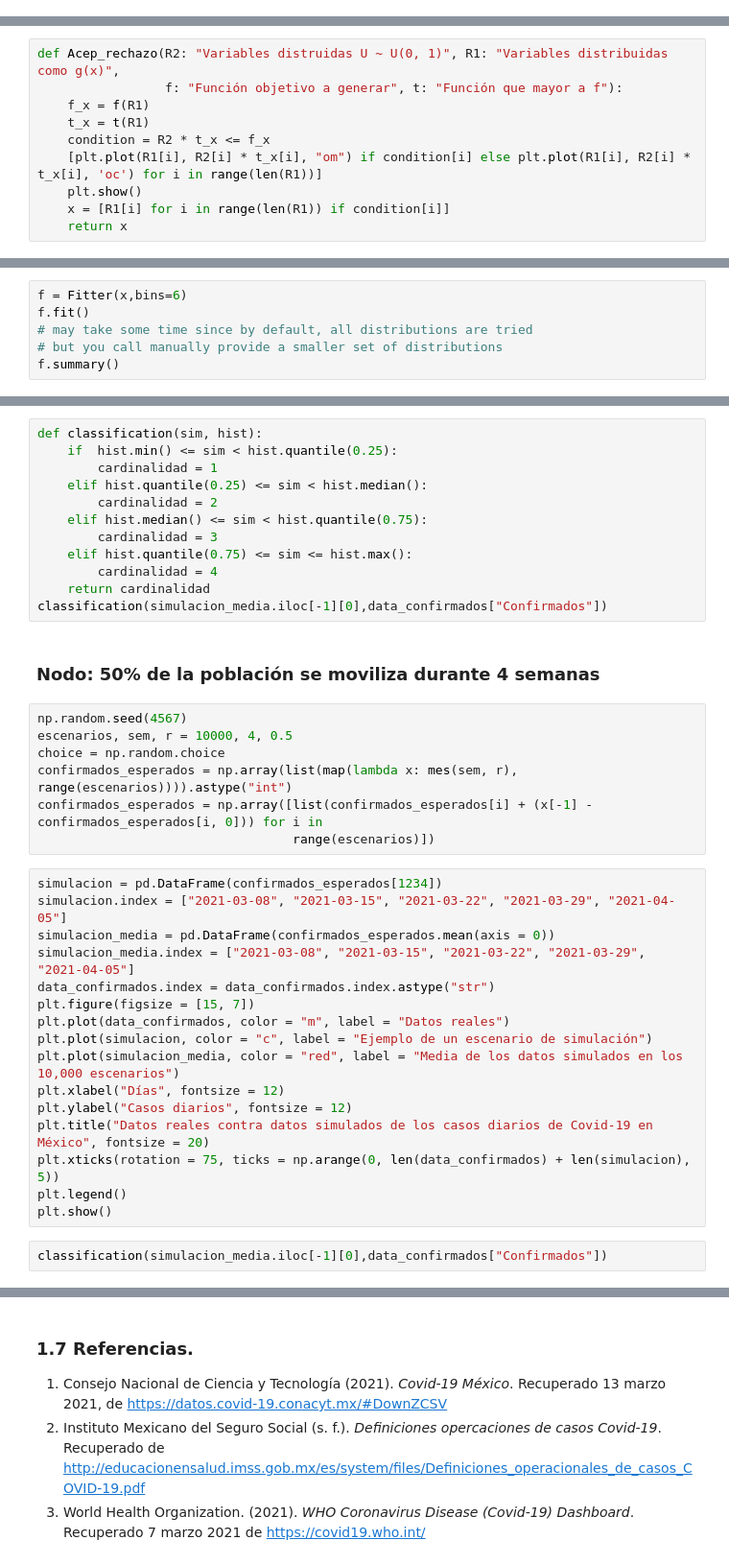
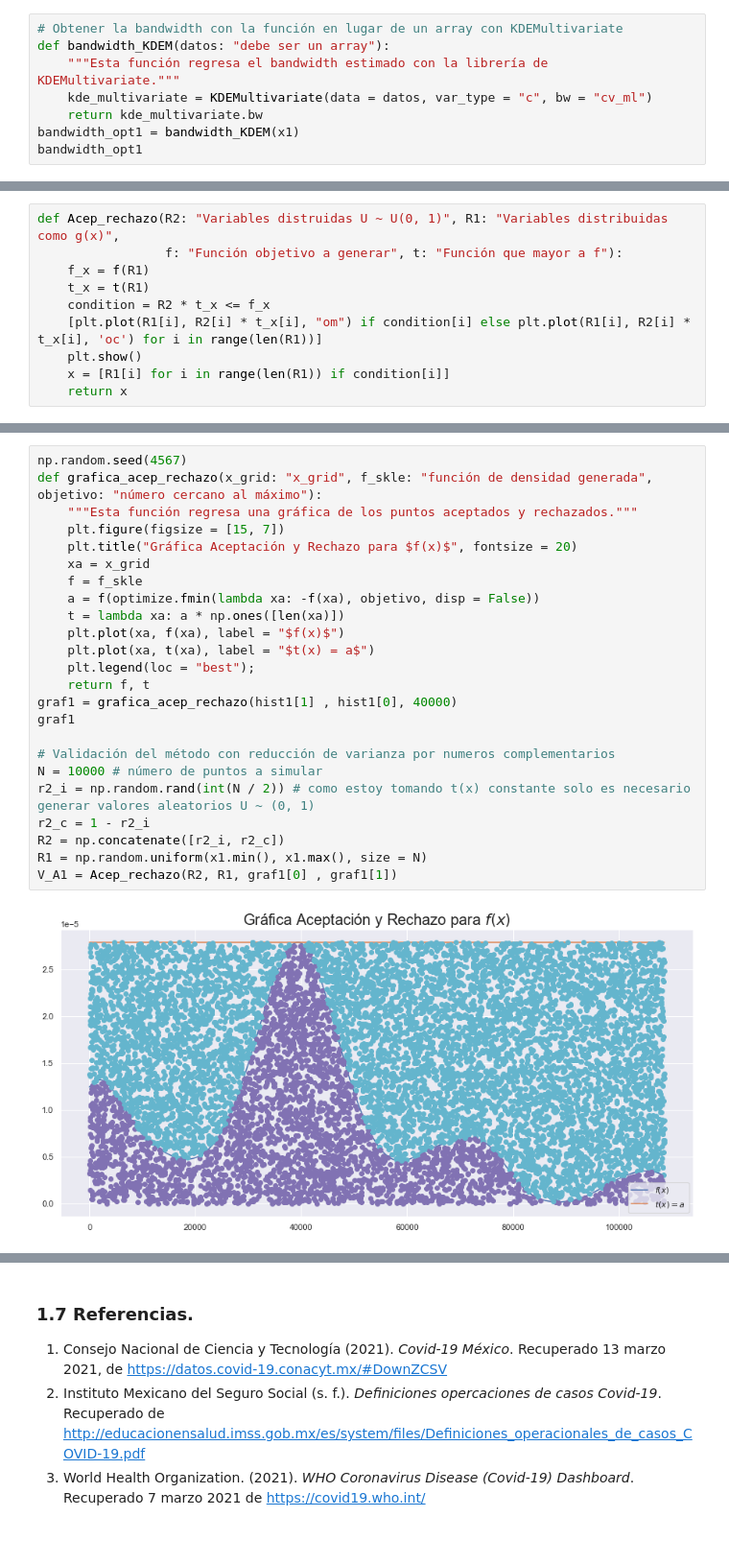
Before and after one commit to Miriam1999/proyecto_modulo1, a Jupyter notebook: ProyectoModulo1_MedellínM_OrtizM.ipynb, the cells around one changed output, grey strips where cells are left out. Shown at 96% size. Cells and saved outputs as stored; diff of their text form.

```diff
--- a/ProyectoModulo1_MedellínM_OrtizM.ipynb
+++ b/ProyectoModulo1_MedellínM_OrtizM.ipynb
@@ -162,0 +204,8 @@ array([4690.34418488])
+# %%
+# Obtener la bandwidth con la función en lugar de un array con KDEMultivariate
+def bandwidth_KDEM(datos: "debe ser un array"):
+    """Esta función regresa el bandwidth estimado con la librería de KDEMultivariate."""
+    kde_multivariate = KDEMultivariate(data = datos, var_type = "c", bw = "cv_ml")
+    return kde_multivariate.bw
+bandwidth_opt1 = bandwidth_KDEM(x1)
+bandwidth_opt1
@@ -317,6 +245,0 @@ x = x.flatten()
-# %%
-f = Fitter(x,bins=6)
-f.fit()
-# may take some time since by default, all distributions are tried
-# but you call manually provide a smaller set of distributions
-f.summary()
@@ -399,39 +246,26 @@ plt.show()
-# %%
-def classification(sim, hist):
-    if  hist.min() <= sim < hist.quantile(0.25):
-        cardinalidad = 1
-    elif hist.quantile(0.25) <= sim < hist.median():
-        cardinalidad = 2
-    elif hist.median() <= sim < hist.quantile(0.75):
-        cardinalidad = 3
-    elif hist.quantile(0.75) <= sim <= hist.max():
-        cardinalidad = 4
-    return cardinalidad
-classification(simulacion_media.iloc[-1][0],data_confirmados["Confirmados"])
-# %% [markdown]
-### Nodo:  50% de la población se moviliza durante 4 semanas
-# %%
-np.random.seed(4567)
-escenarios, sem, r = 10000, 4, 0.5
-choice = np.random.choice
-confirmados_esperados = np.array(list(map(lambda x: mes(sem, r), range(escenarios)))).astype("int")
-confirmados_esperados = np.array([list(confirmados_esperados[i] + (x[-1] - confirmados_esperados[i, 0])) for i in
-                                  range(escenarios)])
-# %%
-simulacion = pd.DataFrame(confirmados_esperados[1234])
-simulacion.index = ["2021-03-08", "2021-03-15", "2021-03-22", "2021-03-29", "2021-04-05"]
-simulacion_media = pd.DataFrame(confirmados_esperados.mean(axis = 0))
-simulacion_media.index = ["2021-03-08", "2021-03-15", "2021-03-22", "2021-03-29", "2021-04-05"]
-data_confirmados.index = data_confirmados.index.astype("str")
-plt.figure(figsize = [15, 7])
-plt.plot(data_confirmados, color = "m", label = "Datos reales")
-plt.plot(simulacion, color = "c", label = "Ejemplo de un escenario de simulación")
-plt.plot(simulacion_media, color = "red", label = "Media de los datos simulados en los 10,000 escenarios")
-plt.xlabel("Días", fontsize = 12)
-plt.ylabel("Casos diarios", fontsize = 12)
-plt.title("Datos reales contra datos simulados de los casos diarios de Covid-19 en México", fontsize = 20)
-plt.xticks(rotation = 75, ticks = np.arange(0, len(data_confirmados) + len(simulacion), 5))
-plt.legend()
-plt.show()
-# %%
-classification(simulacion_media.iloc[-1][0],data_confirmados["Confirmados"])
+# %%
+np.random.seed(4567)
+def grafica_acep_rechazo(x_grid: "x_grid", f_skle: "función de densidad generada", objetivo: "número cercano al máximo"):
+    """Esta función regresa una gráfica de los puntos aceptados y rechazados."""
+    plt.figure(figsize = [15, 7])
+    plt.title("Gráfica Aceptación y Rechazo para $f(x)$", fontsize = 20)
+    xa = x_grid
+    f = f_skle
+    a = f(optimize.fmin(lambda xa: -f(xa), objetivo, disp = False))
+    t = lambda xa: a * np.ones([len(xa)])
+    plt.plot(xa, f(xa), label = "$f(x)$")
+    plt.plot(xa, t(xa), label = "$t(x) = a$")
+    plt.legend(loc = "best");
+    return f, t
+graf1 = grafica_acep_rechazo(hist1[1] , hist1[0], 40000)
+graf1
+
+# Validación del método con reducción de varianza por numeros complementarios
+N = 10000 # número de puntos a simular
+r2_i = np.random.rand(int(N / 2)) # como estoy tomando t(x) constante solo es necesario generar valores aleatorios U ~ (0, 1)
+r2_c = 1 - r2_i
+R2 = np.concatenate([r2_i, r2_c])
+R1 = np.random.uniform(x1.min(), x1.max(), size = N)
+V_A1 = Acep_rechazo(R2, R1, graf1[0] , graf1[1])
+# %% [output]
+[figure, added]
```
Also changed, not shown: parts of 94 cells of this notebook.
